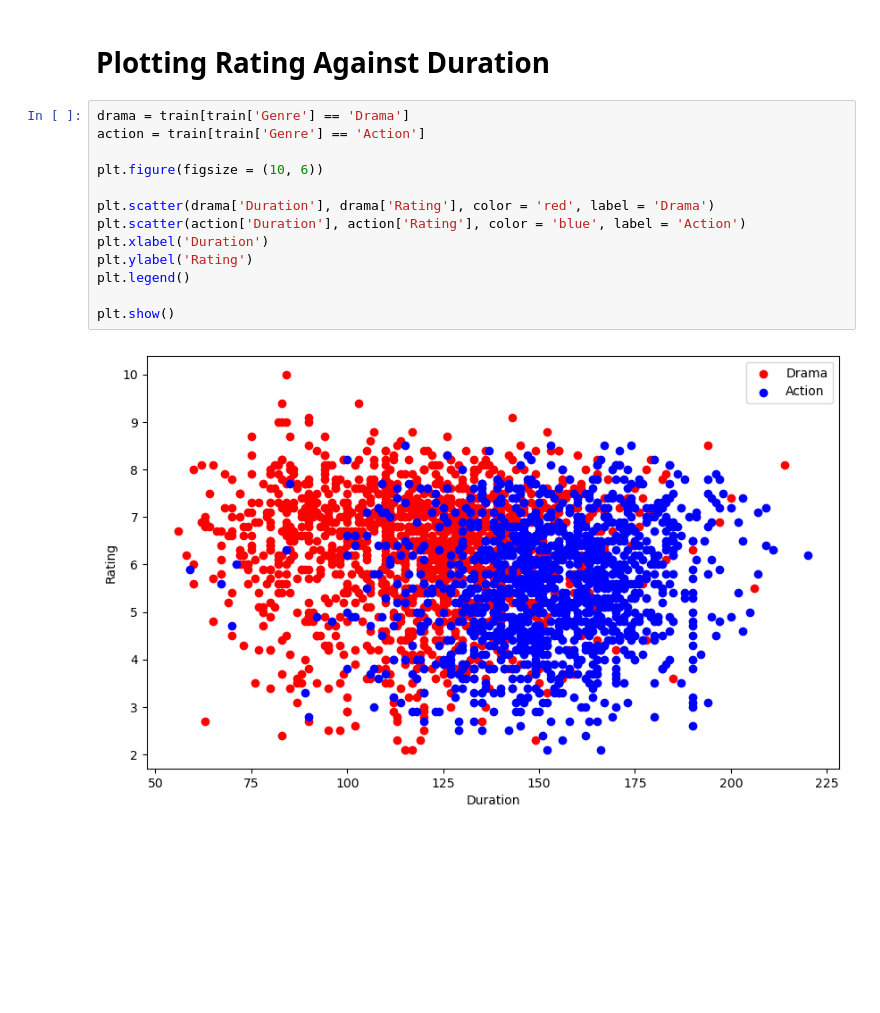
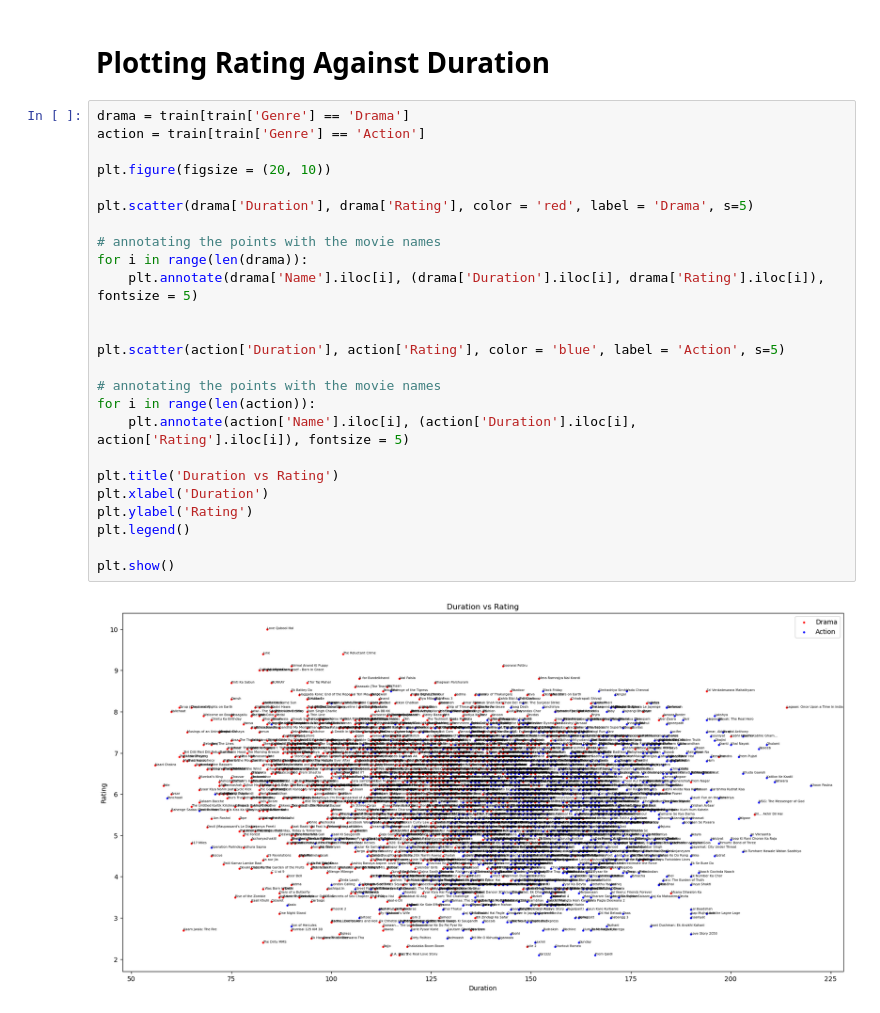
Before and after one commit to alliajagbe/knn, a Jupyter notebook: knn.ipynb, the cells around one changed output. Cells and saved outputs as stored; diff of their text form; blank space fills up the shorter version.

Commit message:
annotated plot

```diff
--- a/knn.ipynb
+++ b/knn.ipynb
@@ -23,15 +23,27 @@ train.head()
 # %%
 drama = train[train['Genre'] == 'Drama']
 action = train[train['Genre'] == 'Action']
 
-plt.figure(figsize = (10, 6))
+plt.figure(figsize = (20, 10))
 
-plt.scatter(drama['Duration'], drama['Rating'], color = 'red', label = 'Drama')
-plt.scatter(action['Duration'], action['Rating'], color = 'blue', label = 'Action')
+plt.scatter(drama['Duration'], drama['Rating'], color = 'red', label = 'Drama', s=5)
+
+# annotating the points with the movie names
+for i in range(len(drama)):
+    plt.annotate(drama['Name'].iloc[i], (drama['Duration'].iloc[i], drama['Rating'].iloc[i]), fontsize = 5)
+
+
+plt.scatter(action['Duration'], action['Rating'], color = 'blue', label = 'Action', s=5)
+
+# annotating the points with the movie names
+for i in range(len(action)):
+    plt.annotate(action['Name'].iloc[i], (action['Duration'].iloc[i], action['Rating'].iloc[i]), fontsize = 5)
+
+plt.title('Duration vs Rating')
 plt.xlabel('Duration')
 plt.ylabel('Rating')
 plt.legend()
 
 plt.show()
 # %% [output]
-[figure, old version]
+[figure, new version]
```
